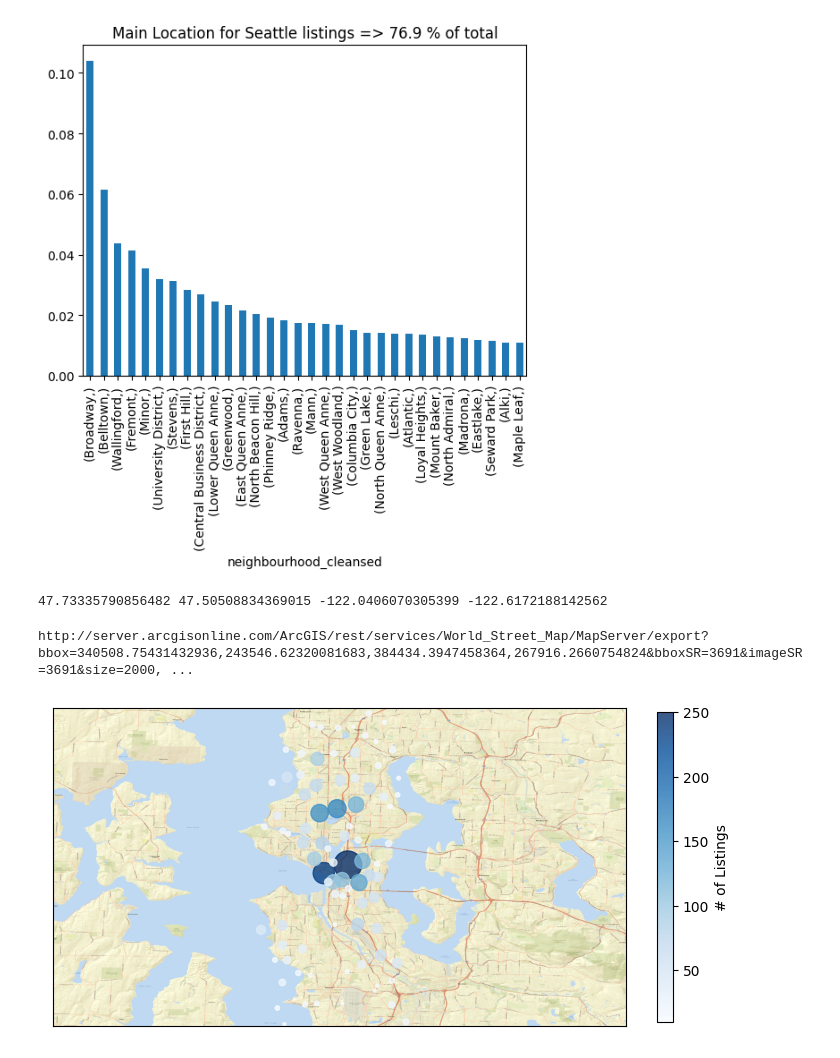
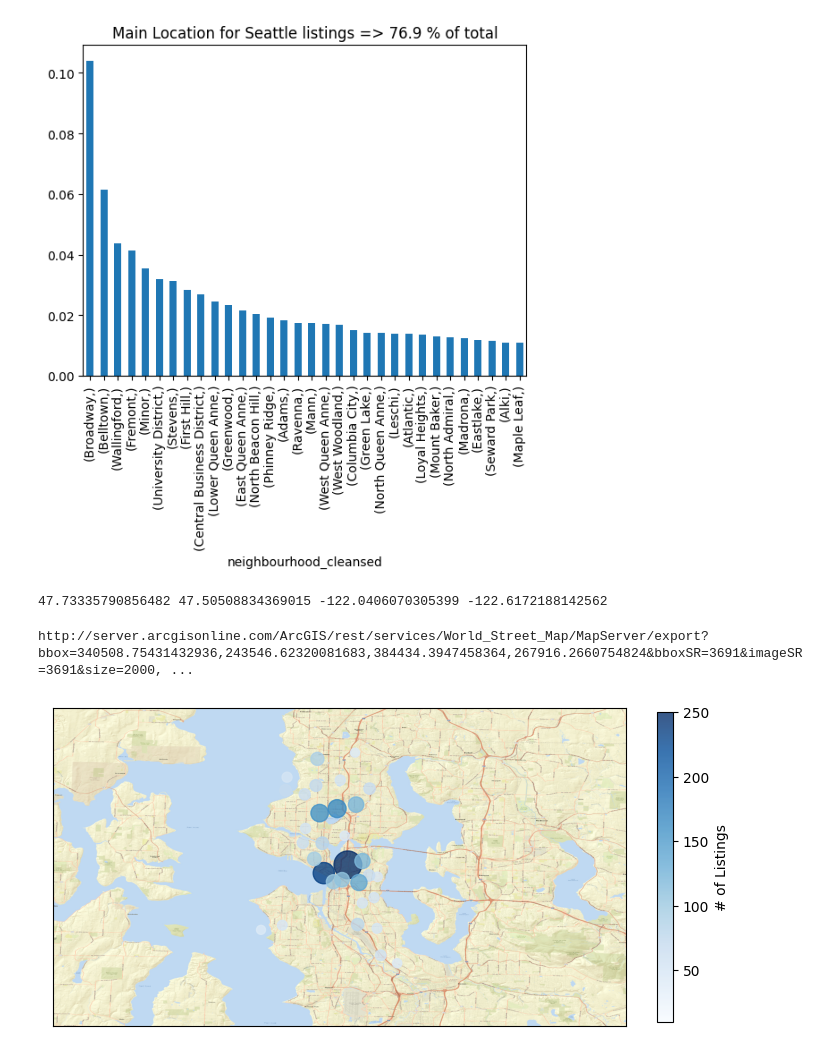
Before and after one commit to aeusepi/AirBnB_Project, a Jupyter notebook: AirBnbSeattle.ipynb, the cells around one changed output. Drawn from its saved outputs; the diff is of its cells as text; code cells hidden in the pictures.

```diff
--- a/AirBnbSeattle.ipynb
+++ b/AirBnbSeattle.ipynb
@@ -118,33 +118,36 @@ minlong=np.min(df["longitude"])-0.2
 long= np.mean(df["longitude"])
 lat= np.mean(df["latitude"])
 
 print(maxlat,minlat,maxlong,minlong)
 
 dtgroup=(df
-[loc2_cols].groupby('neighbourhood_cleansed',as_index=False)
+[loc2_cols]
+.groupby('neighbourhood_cleansed',as_index=False)
        .agg(Lat=pd.NamedAgg(column="latitude", aggfunc=np.mean),
             Long=pd.NamedAgg(column="longitude", aggfunc=np.mean),
-            Count=pd.NamedAgg(column="longitude", aggfunc=np.size)))
+            Count=pd.NamedAgg(column="longitude", aggfunc=np.count_nonzero)))
+dtgroup['Count_Pct'] = dtgroup['Count']/df.shape[0]
+dtgroup = dtgroup[dtgroup['Count_Pct']>0.01].copy()
 
 fig = plt.figure(figsize=(8, 8))
 m = Basemap(projection='merc', resolution='i',
 
              llcrnrlon=minlong,llcrnrlat=minlat,urcrnrlon=maxlong, urcrnrlat=maxlat, epsg = 3691 , lat_0= lat, lon_0 = long
              )
 
 #test_map = Basemap(,resolution='i',projection='merc',lon_0=14.8,lat_0=47.2)
 m.arcgisimage(service='World_Street_Map', xpixels=2000, ypixels=2000, verbose= True)
 
 m.scatter(dtgroup["Long"].values,dtgroup["Lat"].values , latlon=True,
           c=dtgroup["Count"].values, s=dtgroup["Count"].values,
           cmap='Blues', alpha=0.8)
 
 plt.colorbar(label="# of Listings",fraction=0.025)
 plt.clim(10, 250)
 #m.drawcoastlines(color='gray')
 #m.drawcountries(color='gray')
 #m.drawstates(color='gray')
 # %% [output]
 47.73335790856482 47.50508834369015 -122.0406070305399 -122.6172188142562
 http://server.arcgisonline.com/ArcGIS/rest/services/World_Street_Map/MapServer/export?bbox=340508.75431432936,243546.62320081683,384434.3947458364,267916.2660754824&bboxSR=3691&imageSR=3691&size=2000, ...
-[figure, old version]
+[figure, new version]
```
Also changed, not shown: parts of 6 cells of this notebook.
